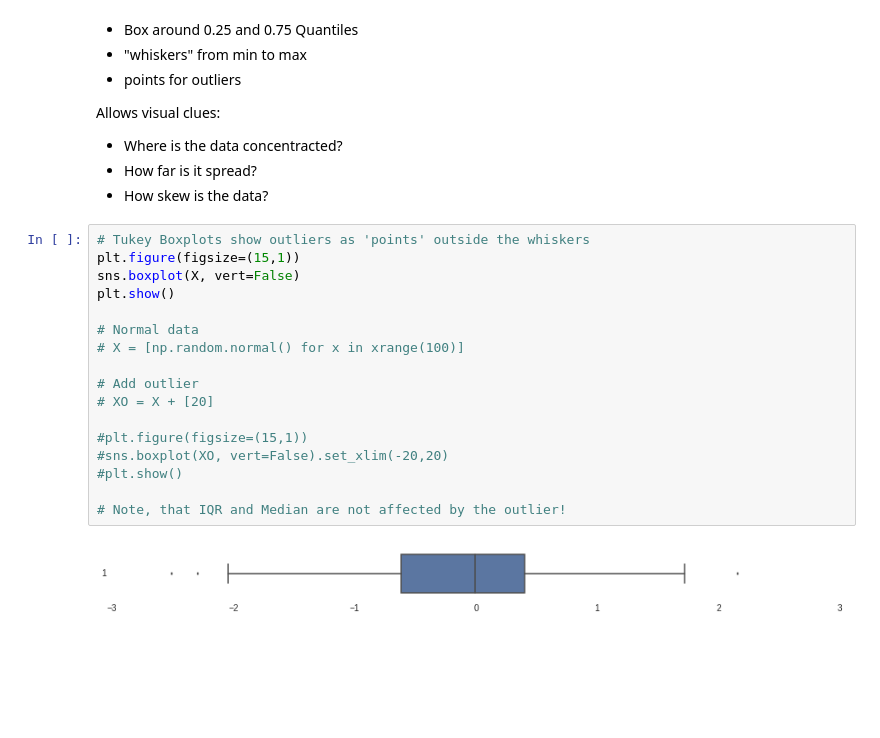
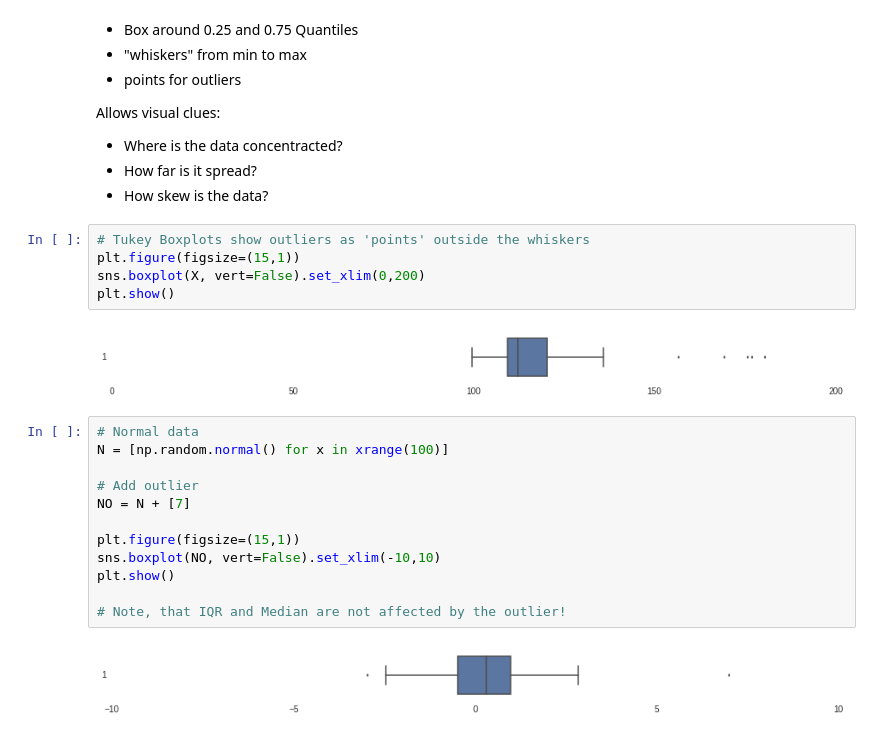
Before and after one commit to HeinrichHartmann/Statistics-for-Engineers, a Jupyter notebook: Episode 4 -- Quantiles and Outliers.ipynb, the cells around one changed output. Saved outputs shown, nothing was run; the diff lists cells and outputs as text; blank space fills up the shorter version.

```diff
--- a/Episode 4 -- Quantiles and Outliers.ipynb
+++ b/Episode 4 -- Quantiles and Outliers.ipynb
@@ -245,22 +261,24 @@ Allows visual clues:
 * Where is the data concentracted?
 * How far is it spread?
 * How skew is the data?
+# %%
+# Tukey Boxplots show outliers as 'points' outside the whiskers
+plt.figure(figsize=(15,1))
+sns.boxplot(X, vert=False).set_xlim(0,200)
+plt.show()
+# %% [output]
+[figure, added]
 # %%
-# Tukey Boxplots show outliers as 'points' outside the whiskers
+# Normal data
+N = [np.random.normal() for x in xrange(100)]
+
+# Add outlier
+NO = N + [7]
+
 plt.figure(figsize=(15,1))
-sns.boxplot(X, vert=False)
+sns.boxplot(NO, vert=False).set_xlim(-10,10)
 plt.show()
 
-# Normal data
-# X = [np.random.normal() for x in xrange(100)]
-
-# Add outlier
-# XO = X + [20]
-
-#plt.figure(figsize=(15,1))
-#sns.boxplot(XO, vert=False).set_xlim(-20,20)
-#plt.show()
-
 # Note, that IQR and Median are not affected by the outlier!
 # %% [output]
-[figure, old version]
+[figure, new version]
```
Also changed, not shown: parts of 7 cells of this notebook, 7 other files.
